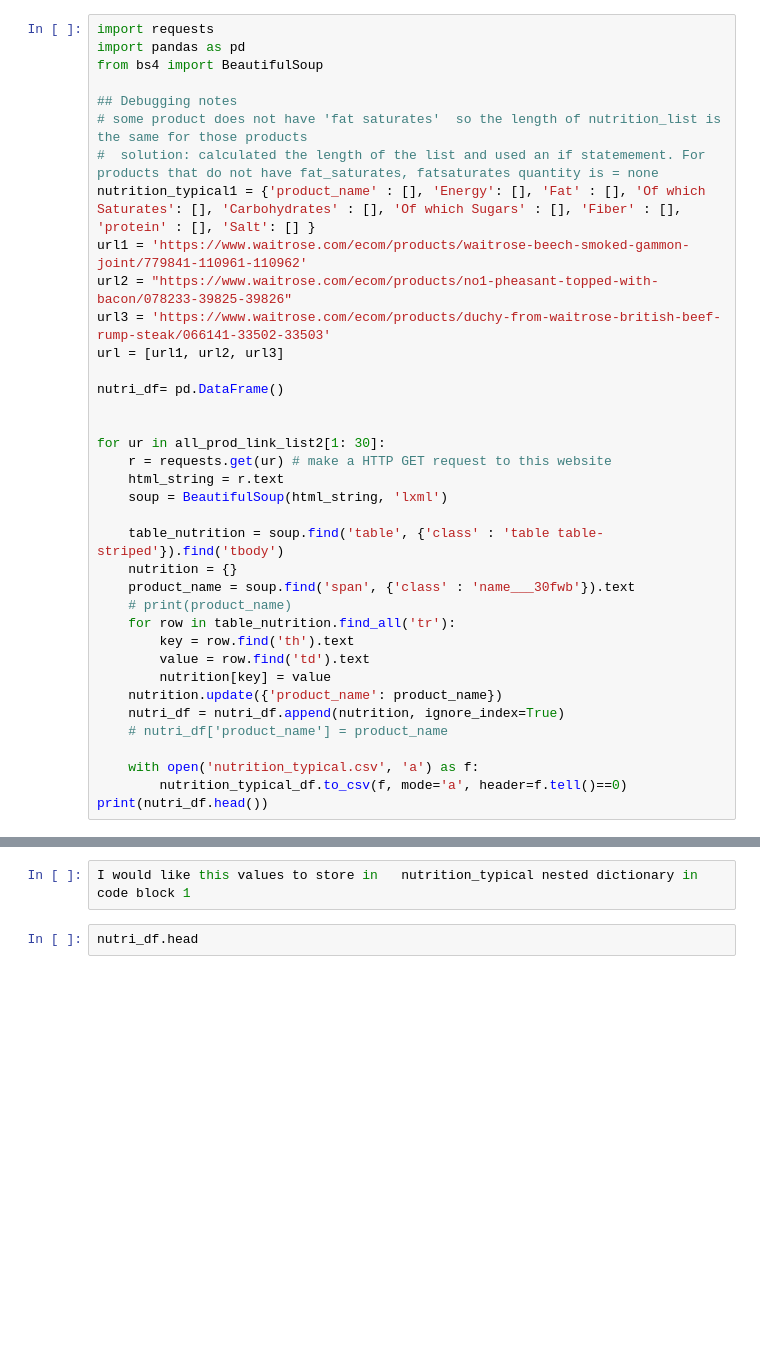
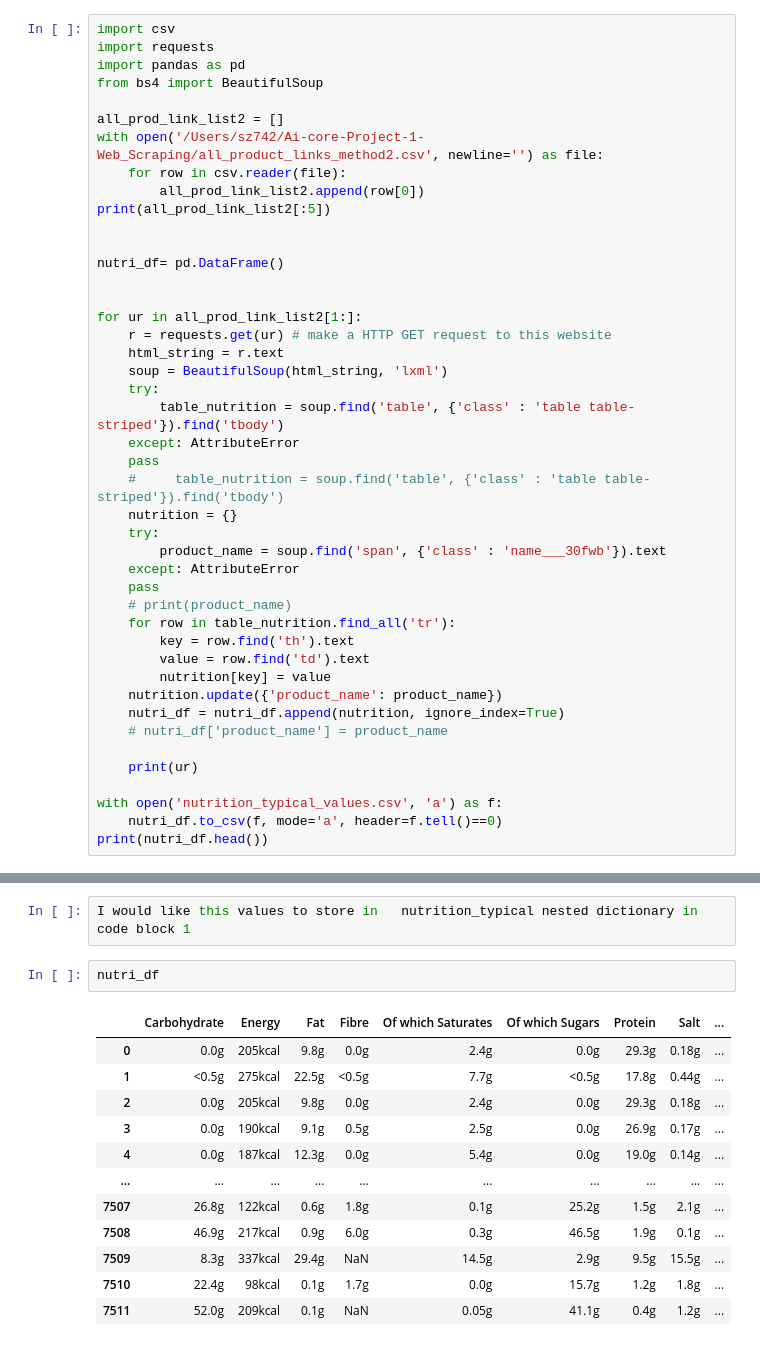
Before and after one commit to szabeenglobal/Ai-core-Project-1-Web_Scraping, a Jupyter notebook: table_extraction code.ipynb, the cells around one changed output, grey strips where cells are left out. Cells and saved outputs as stored; diff of their text form; blank space fills up the shorter version.

```diff
--- a/table_extraction code.ipynb
+++ b/table_extraction code.ipynb
@@ -54,28 +4,33 @@ print(all_prod_link_list2[:5])
 # %%
+import csv
 import requests
 import pandas as pd
 from bs4 import BeautifulSoup
 
-## Debugging notes
-# some product does not have 'fat saturates'  so the length of nutrition_list is the same for those products
-#  solution: calculated the length of the list and used an if statemement. For products that do not have fat_saturates, fatsaturates quantity is = none
-nutrition_typical1 = {'product_name' : [], 'Energy': [], 'Fat' : [], 'Of which Saturates': [], 'Carbohydrates' : [], 'Of which Sugars' : [], 'Fiber' : [], 'protein' : [], 'Salt': [] }
-url1 = 'https://www.waitrose.com/ecom/products/waitrose-beech-smoked-gammon-joint/779841-110961-110962'
-url2 = "https://www.waitrose.com/ecom/products/no1-pheasant-topped-with-bacon/078233-39825-39826"
-url3 = 'https://www.waitrose.com/ecom/products/duchy-from-waitrose-british-beef-rump-steak/066141-33502-33503'
-url = [url1, url2, url3]
+all_prod_link_list2 = []
+with open('/Users/sz742/Ai-core-Project-1-Web_Scraping/all_product_links_method2.csv', newline='') as file:
+    for row in csv.reader(file):
+        all_prod_link_list2.append(row[0])
+print(all_prod_link_list2[:5])
+
 
 nutri_df= pd.DataFrame()
 
 
-for ur in all_prod_link_list2[1: 30]:
+for ur in all_prod_link_list2[1:]:
     r = requests.get(ur) # make a HTTP GET request to this website
     html_string = r.text
     soup = BeautifulSoup(html_string, 'lxml')
-
-    table_nutrition = soup.find('table', {'class' : 'table table-striped'}).find('tbody')
+    try:
+        table_nutrition = soup.find('table', {'class' : 'table table-striped'}).find('tbody')
+    except: AttributeError
+    pass
+    #     table_nutrition = soup.find('table', {'class' : 'table table-striped'}).find('tbody')
     nutrition = {}
-    product_name = soup.find('span', {'class' : 'name___30fwb'}).text
+    try:
+        product_name = soup.find('span', {'class' : 'name___30fwb'}).text
+    except: AttributeError
+    pass
     # print(product_name)
     for row in table_nutrition.find_all('tr'):
         key = row.find('th').text
@@ -85,7 +40,9 @@ for ur in all_prod_link_list2[1: 30]:
     nutri_df = nutri_df.append(nutrition, ignore_index=True)
     # nutri_df['product_name'] = product_name
 
-    with open('nutrition_typical.csv', 'a') as f:
-        nutrition_typical_df.to_csv(f, mode='a', header=f.tell()==0)
+    print(ur)
+
+with open('nutrition_typical_values.csv', 'a') as f:
+    nutri_df.to_csv(f, mode='a', header=f.tell()==0)
 print(nutri_df.head())
 # %% [output]
@@ -105,5 +66,17 @@ print(nutri_df.head())
 # %%
 I would like this values to store in   nutrition_typical nested dictionary in code block 1
 # %%
-nutri_df.head
+nutri_df
 # %% [output]
+|  | Carbohydrate | Energy | Fat | Fibre | Of which Saturates | Of which Sugars | Protein | Salt | ... |
+| 0 | 0.0g | 205kcal | 9.8g | 0.0g | 2.4g | 0.0g | 29.3g | 0.18g | ... |
+| 1 | <0.5g | 275kcal | 22.5g | <0.5g | 7.7g | <0.5g | 17.8g | 0.44g | ... |
+| 2 | 0.0g | 205kcal | 9.8g | 0.0g | 2.4g | 0.0g | 29.3g | 0.18g | ... |
+| 3 | 0.0g | 190kcal | 9.1g | 0.5g | 2.5g | 0.0g | 26.9g | 0.17g | ... |
+| 4 | 0.0g | 187kcal | 12.3g | 0.0g | 5.4g | 0.0g | 19.0g | 0.14g | ... |
+| ... | ... | ... | ... | ... | ... | ... | ... | ... | ... |
+| 7507 | 26.8g | 122kcal | 0.6g | 1.8g | 0.1g | 25.2g | 1.5g | 2.1g | ... |
+| 7508 | 46.9g | 217kcal | 0.9g | 6.0g | 0.3g | 46.5g | 1.9g | 0.1g | ... |
+| 7509 | 8.3g | 337kcal | 29.4g | NaN | 14.5g | 2.9g | 9.5g | 15.5g | ... |
+| 7510 | 22.4g | 98kcal | 0.1g | 1.7g | 0.0g | 15.7g | 1.2g | 1.8g | ... |
+| 7511 | 52.0g | 209kcal | 0.1g | NaN | 0.05g | 41.1g | 0.4g | 1.2g | ... |
```
Also changed, not shown: parts of 20 cells of this notebook.
